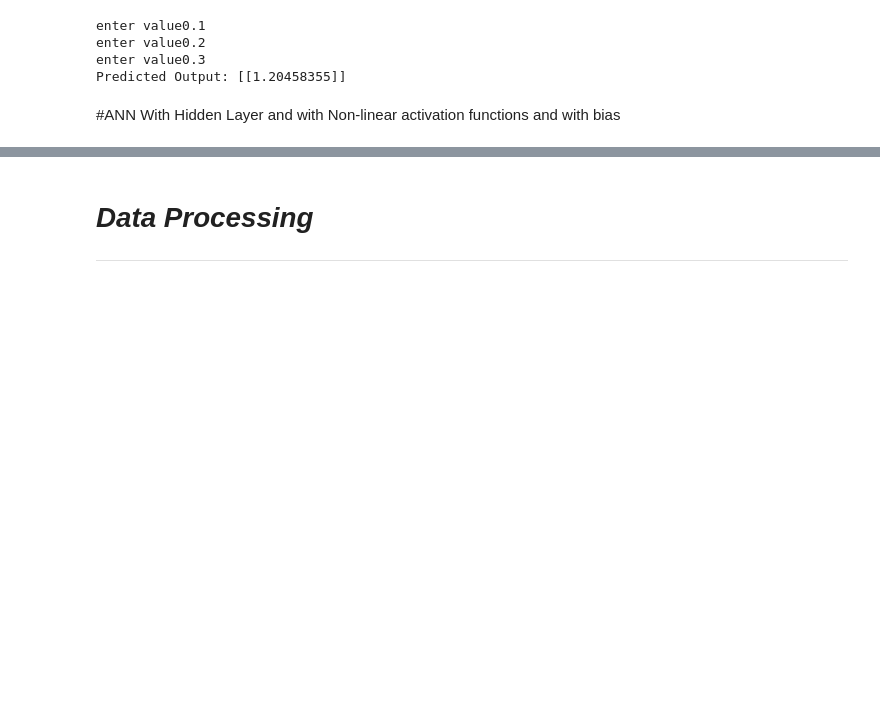
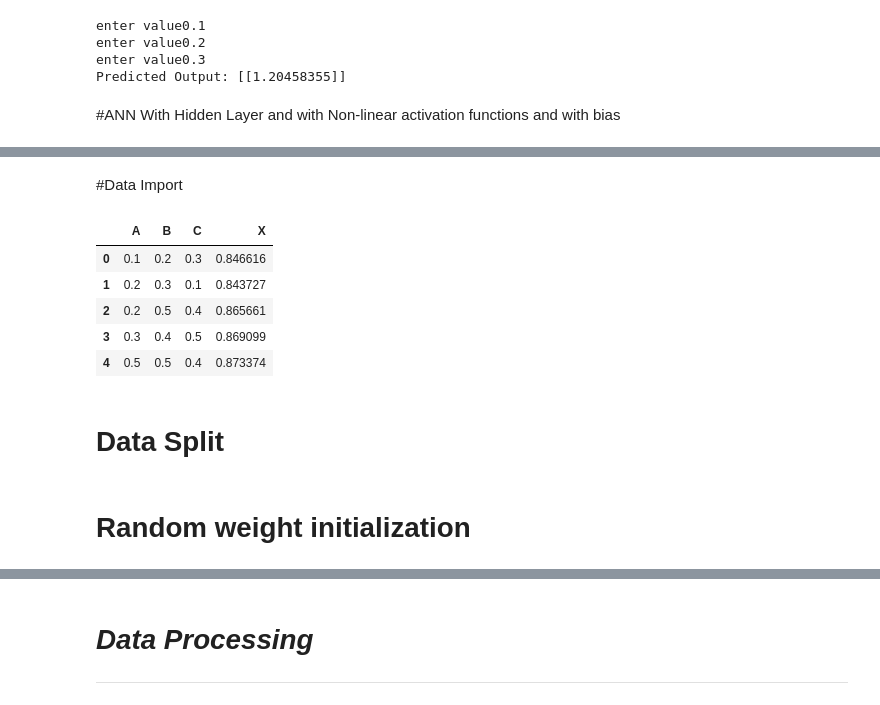
Before and after one commit to vvrgit/NNDL-2020, a Jupyter notebook: LAB01_Artificial_Neural_Networks_Dr_Venkataramana_Veeramsetty.ipynb, the cells around one changed output, grey strips where cells are left out. Cells and saved outputs as stored; diff of their text form; code cells hidden in the pictures; blank space fills up the shorter version.

```diff
--- a/LAB01_Artificial_Neural_Networks_Dr_Venkataramana_Veeramsetty.ipynb
+++ b/LAB01_Artificial_Neural_Networks_Dr_Venkataramana_Veeramsetty.ipynb
@@ -500,0 +504,14 @@ Predicted Output: [[1.20458355]]
+# %% [markdown]
+#Data Import
+# %%
+data=pd.read_excel("/content/drive/MyDrive/NNDL-Data/SampleData-04.xlsx")
+data.head()
+# %% [output]
+|  | A | B | C | X |
+| 0 | 0.1 | 0.2 | 0.3 | 0.846616 |
+| 1 | 0.2 | 0.3 | 0.1 | 0.843727 |
+| 2 | 0.2 | 0.5 | 0.4 | 0.865661 |
+| 3 | 0.3 | 0.4 | 0.5 | 0.869099 |
+| 4 | 0.5 | 0.5 | 0.4 | 0.873374 |
+# %% [markdown]
+# Data Split
@@ -500,0 +526,2 @@ Predicted Output: [[1.20458355]]
+# %% [markdown]
+# Random weight initialization
```
Also changed, not shown: parts of 18 cells of this notebook.
